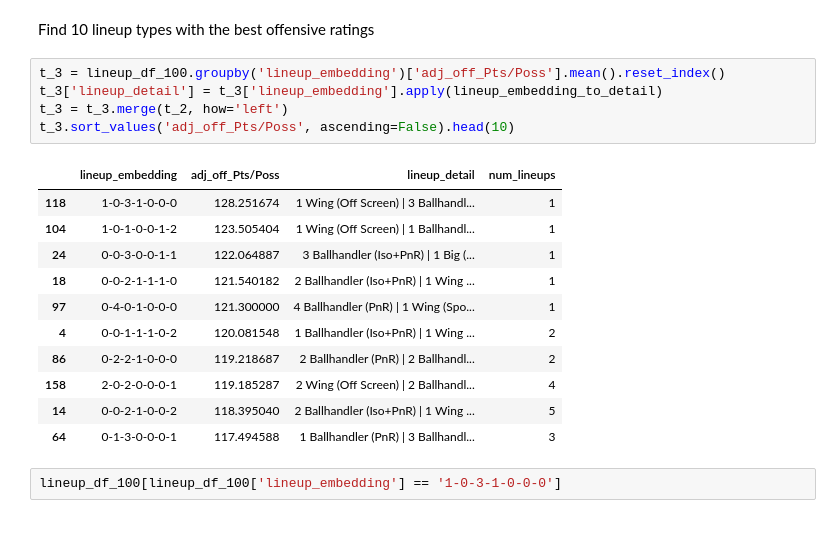
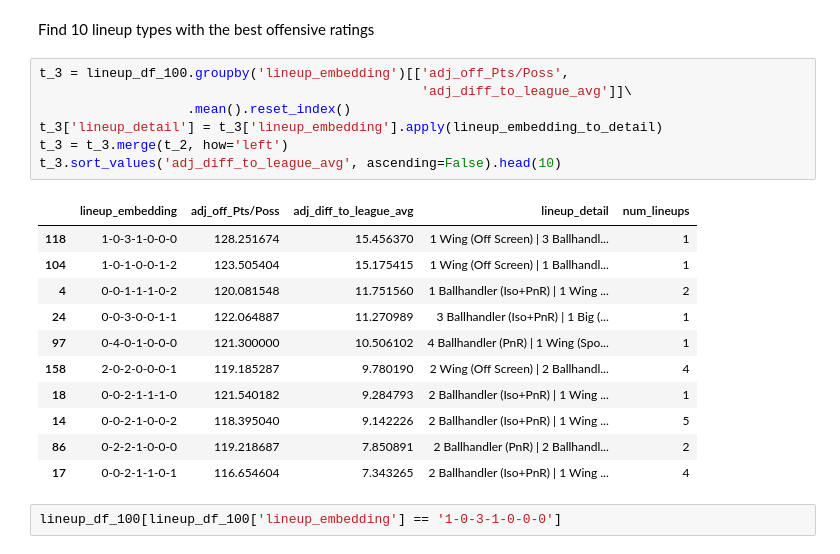
Before and after one commit to xulianrenzoku/synergy_clustering, a Jupyter notebook: nba_clustering_lineup_models.ipynb, the cells around one changed output. Cells and saved outputs as stored; diff of their text form.

```diff
--- a/nba_clustering_lineup_models.ipynb
+++ b/nba_clustering_lineup_models.ipynb
@@ -530,22 +530,24 @@ plt.tight_layout()
 # %% [markdown]
 Find 10 lineup types with the best offensive ratings
 # %%
-t_3 = lineup_df_100.groupby('lineup_embedding')['adj_off_Pts/Poss'].mean().reset_index()
+t_3 = lineup_df_100.groupby('lineup_embedding')[['adj_off_Pts/Poss',
+                                                 'adj_diff_to_league_avg']]\
+                   .mean().reset_index()
 t_3['lineup_detail'] = t_3['lineup_embedding'].apply(lineup_embedding_to_detail)
 t_3 = t_3.merge(t_2, how='left')
-t_3.sort_values('adj_off_Pts/Poss', ascending=False).head(10)
+t_3.sort_values('adj_diff_to_league_avg', ascending=False).head(10)
 # %% [output]
-|  | lineup_embedding | adj_off_Pts/Poss | lineup_detail | num_lineups |
-| 118 | 1-0-3-1-0-0-0 | 128.251674 | 1 Wing (Off Screen) | 3 Ballhandl... | 1 |
-| 104 | 1-0-1-0-0-1-2 | 123.505404 | 1 Wing (Off Screen) | 1 Ballhandl... | 1 |
-| 24 | 0-0-3-0-0-1-1 | 122.064887 | 3 Ballhandler (Iso+PnR) | 1 Big (... | 1 |
-| 18 | 0-0-2-1-1-1-0 | 121.540182 | 2 Ballhandler (Iso+PnR) | 1 Wing ... | 1 |
-| 97 | 0-4-0-1-0-0-0 | 121.300000 | 4 Ballhandler (PnR) | 1 Wing (Spo... | 1 |
-| 4 | 0-0-1-1-1-0-2 | 120.081548 | 1 Ballhandler (Iso+PnR) | 1 Wing ... | 2 |
-| 86 | 0-2-2-1-0-0-0 | 119.218687 | 2 Ballhandler (PnR) | 2 Ballhandl... | 2 |
-| 158 | 2-0-2-0-0-0-1 | 119.185287 | 2 Wing (Off Screen) | 2 Ballhandl... | 4 |
-| 14 | 0-0-2-1-0-0-2 | 118.395040 | 2 Ballhandler (Iso+PnR) | 1 Wing ... | 5 |
-| 64 | 0-1-3-0-0-0-1 | 117.494588 | 1 Ballhandler (PnR) | 3 Ballhandl... | 3 |
+|  | lineup_embedding | adj_off_Pts/Poss | adj_diff_to_league_avg | lineup_detail | num_lineups |
+| 118 | 1-0-3-1-0-0-0 | 128.251674 | 15.456370 | 1 Wing (Off Screen) | 3 Ballhandl... | 1 |
+| 104 | 1-0-1-0-0-1-2 | 123.505404 | 15.175415 | 1 Wing (Off Screen) | 1 Ballhandl... | 1 |
+| 4 | 0-0-1-1-1-0-2 | 120.081548 | 11.751560 | 1 Ballhandler (Iso+PnR) | 1 Wing ... | 2 |
+| 24 | 0-0-3-0-0-1-1 | 122.064887 | 11.270989 | 3 Ballhandler (Iso+PnR) | 1 Big (... | 1 |
+| 97 | 0-4-0-1-0-0-0 | 121.300000 | 10.506102 | 4 Ballhandler (PnR) | 1 Wing (Spo... | 1 |
+| 158 | 2-0-2-0-0-0-1 | 119.185287 | 9.780190 | 2 Wing (Off Screen) | 2 Ballhandl... | 4 |
+| 18 | 0-0-2-1-1-1-0 | 121.540182 | 9.284793 | 2 Ballhandler (Iso+PnR) | 1 Wing ... | 1 |
+| 14 | 0-0-2-1-0-0-2 | 118.395040 | 9.142226 | 2 Ballhandler (Iso+PnR) | 1 Wing ... | 5 |
+| 86 | 0-2-2-1-0-0-0 | 119.218687 | 7.850891 | 2 Ballhandler (PnR) | 2 Ballhandl... | 2 |
+| 17 | 0-0-2-1-1-0-1 | 116.654604 | 7.343265 | 2 Ballhandler (Iso+PnR) | 1 Wing ... | 4 |
 # %%
 lineup_df_100[lineup_df_100['lineup_embedding'] == '1-0-3-1-0-0-0']
 # %% [output]
```
Also changed, not shown: parts of 12 cells of this notebook.
